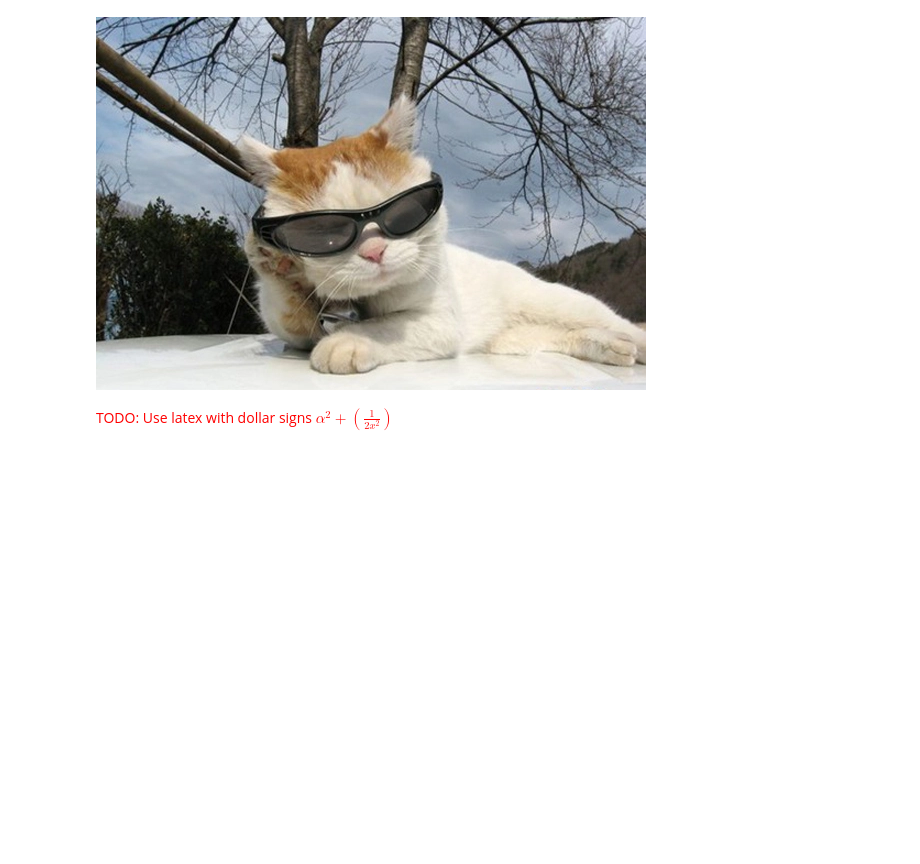
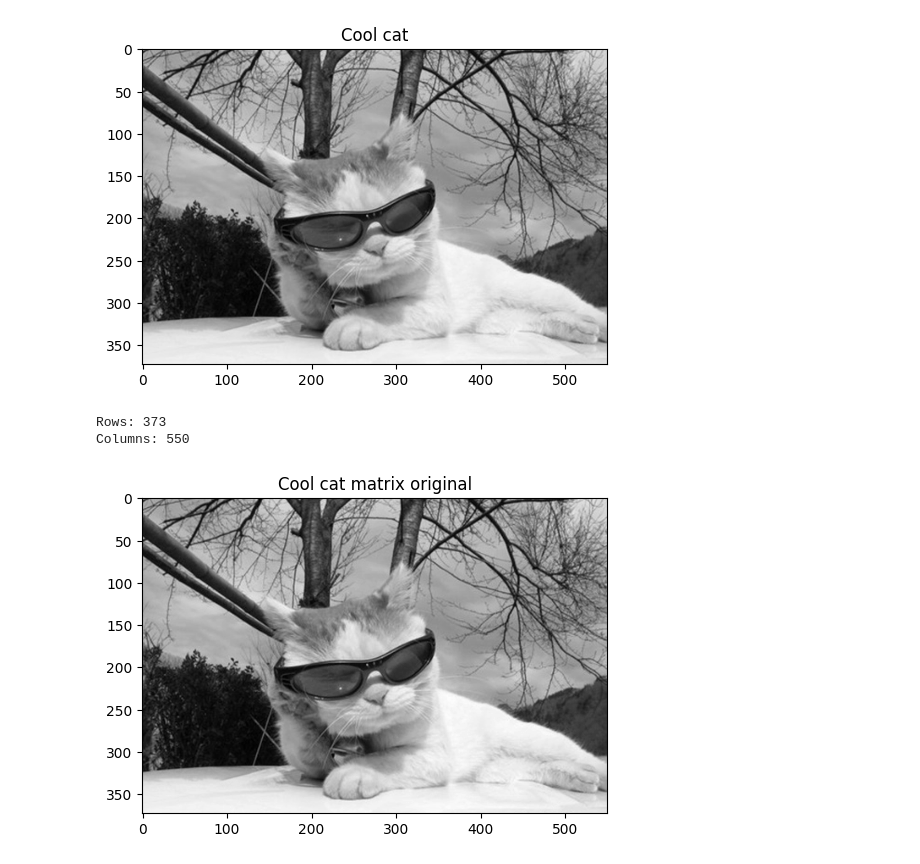
Before and after one commit to damanicluck/16A-B, a Jupyter notebook: data_analysis.ipynb, the cells around one changed output. Drawn from its saved outputs; the diff is of its cells as text; code cells hidden in the pictures; blank space fills up the shorter version.

```diff
--- a/data_analysis.ipynb
+++ b/data_analysis.ipynb
@@ -101,7 +108,33 @@ One common application of SVD you might see would be in image compression. We wi
+# %%
+#Run this block for some functions that are used later
+def display_image(name, image, width, height):
+    plt.figure(figsize=(width, height))
+    plt.title(name)
+    plt.imshow(image, cmap='gray')
+    plt.axis('on')
+    plt.show()
+
+name = "Cool cat"
+path = "svd_ex.png"
 # %%
-# Run this box to see the picture
-Image("svd_ex.png")
+# Run this box to see the picture we're trying to compress
+image = Image.open(path).convert('LA')
+display_image(name, image, 6 , 9)
+
+# Here we turn the image into a numpy matrix and then compute its SVD
+npmat = np.array(list(image.getdata(band=0)), float)
+npmat.shape = (image.size[1], image.size[0])
+npmat = np.matrix(npmat)
+U, Sigma, Vt = np.linalg.svd(npmat)
+
+#Printing dimensions of the image
+mat_rows, mat_cols = np.shape(npmat)
+print("Rows: " + str(mat_rows) + "\nColumns: "+ str(mat_cols))
+
+# Display the numpy matrix to see that its not different from the original image
+display_image("Cool cat matrix original", npmat, 6, 9)
 # %% [output]
-[figure, old version]
+[figure, new version]
+Rows: 373
+Columns: 550
+[figure, added]
-# %% [markdown]
-<span style= "color:red"> TODO: Use latex with dollar signs $\alpha^2 + \left(\frac{1}{2x^2}\right)$ </span>
```
Also changed, not shown: parts of 16 cells of this notebook, 1 other file.
